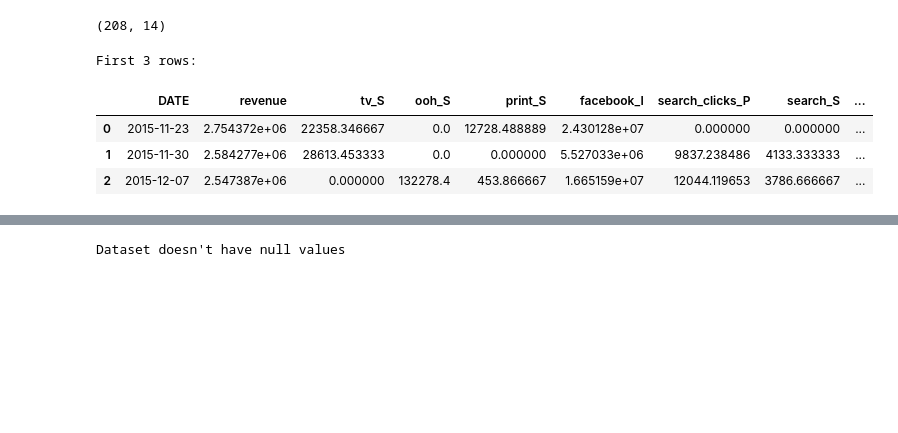
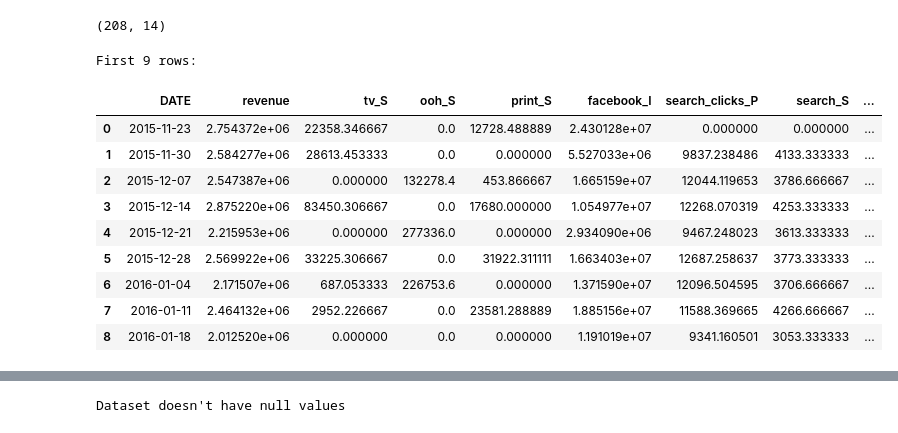
Before and after one commit to topemipo/prism-mmm, a Jupyter notebook: notebooks/01_data_loading.ipynb, the cells around one changed output, grey strips where cells are left out. Drawn from its saved outputs; the diff is of its cells as text; code cells hidden in the pictures; blank space fills up the shorter version.

```diff
--- a/notebooks/01_data_loading.ipynb
+++ b/notebooks/01_data_loading.ipynb
@@ -30,7 +31,7 @@ holidays_df['ds'] = pd.to_datetime(holidays_df['ds'])
 print(f"Data covers from {main_data_df['DATE'].dt.year.min()} to {main_data_df['DATE'].dt.year.max()}")
 
 # extract needed rows
-de_holidays = holidays_df[(holidays_df['country'] == 'DE') & (holidays_df['year'].between(2015, 2019))]
+de_holidays = holidays_df[(holidays_df['country'] == 'DE') & (holidays_df['year'].between(2015, 2019))].copy()
 print("No duplicates") if not de_holidays['ds'].duplicated().any() else print("Has duplicates") #check for duplicates
 
 # account for holidays by week
@@ -52,15 +53,27 @@ merged_df.shape
 Data covers from 2015 to 2019
 No duplicates
 (208, 14)
+# %%
+# create Trend
+merged_df['trend'] = np.arange(len(merged_df)) + 1
+
+# extract Month
+merged_df['month'] = merged_df['DATE'].dt.month_name()
 # %%
-print("\nFirst 3 rows:")
-merged_df.head(3)
+print("\nFirst 9 rows:")
+merged_df.head(9)
 # %% [output]
-First 3 rows:
+First 9 rows:
 |  | DATE | revenue | tv_S | ooh_S | print_S | facebook_I | search_clicks_P | search_S | ... |
 | 0 | 2015-11-23 | 2.754372e+06 | 22358.346667 | 0.0 | 12728.488889 | 2.430128e+07 | 0.000000 | 0.000000 | ... |
 | 1 | 2015-11-30 | 2.584277e+06 | 28613.453333 | 0.0 | 0.000000 | 5.527033e+06 | 9837.238486 | 4133.333333 | ... |
 | 2 | 2015-12-07 | 2.547387e+06 | 0.000000 | 132278.4 | 453.866667 | 1.665159e+07 | 12044.119653 | 3786.666667 | ... |
+| 3 | 2015-12-14 | 2.875220e+06 | 83450.306667 | 0.0 | 17680.000000 | 1.054977e+07 | 12268.070319 | 4253.333333 | ... |
+| 4 | 2015-12-21 | 2.215953e+06 | 0.000000 | 277336.0 | 0.000000 | 2.934090e+06 | 9467.248023 | 3613.333333 | ... |
+| 5 | 2015-12-28 | 2.569922e+06 | 33225.306667 | 0.0 | 31922.311111 | 1.663403e+07 | 12687.258637 | 3773.333333 | ... |
+| 6 | 2016-01-04 | 2.171507e+06 | 687.053333 | 226753.6 | 0.000000 | 1.371590e+07 | 12096.504595 | 3706.666667 | ... |
+| 7 | 2016-01-11 | 2.464132e+06 | 2952.226667 | 0.0 | 23581.288889 | 1.885156e+07 | 11588.369665 | 4266.666667 | ... |
+| 8 | 2016-01-18 | 2.012520e+06 | 0.000000 | 0.0 | 0.000000 | 1.191019e+07 | 9341.160501 | 3053.333333 | ... |
 # %%
 print("\nData types:")
 print(merged_df.dtypes)
```
Also changed, not shown: parts of 3 cells of this notebook, 25 other files.
